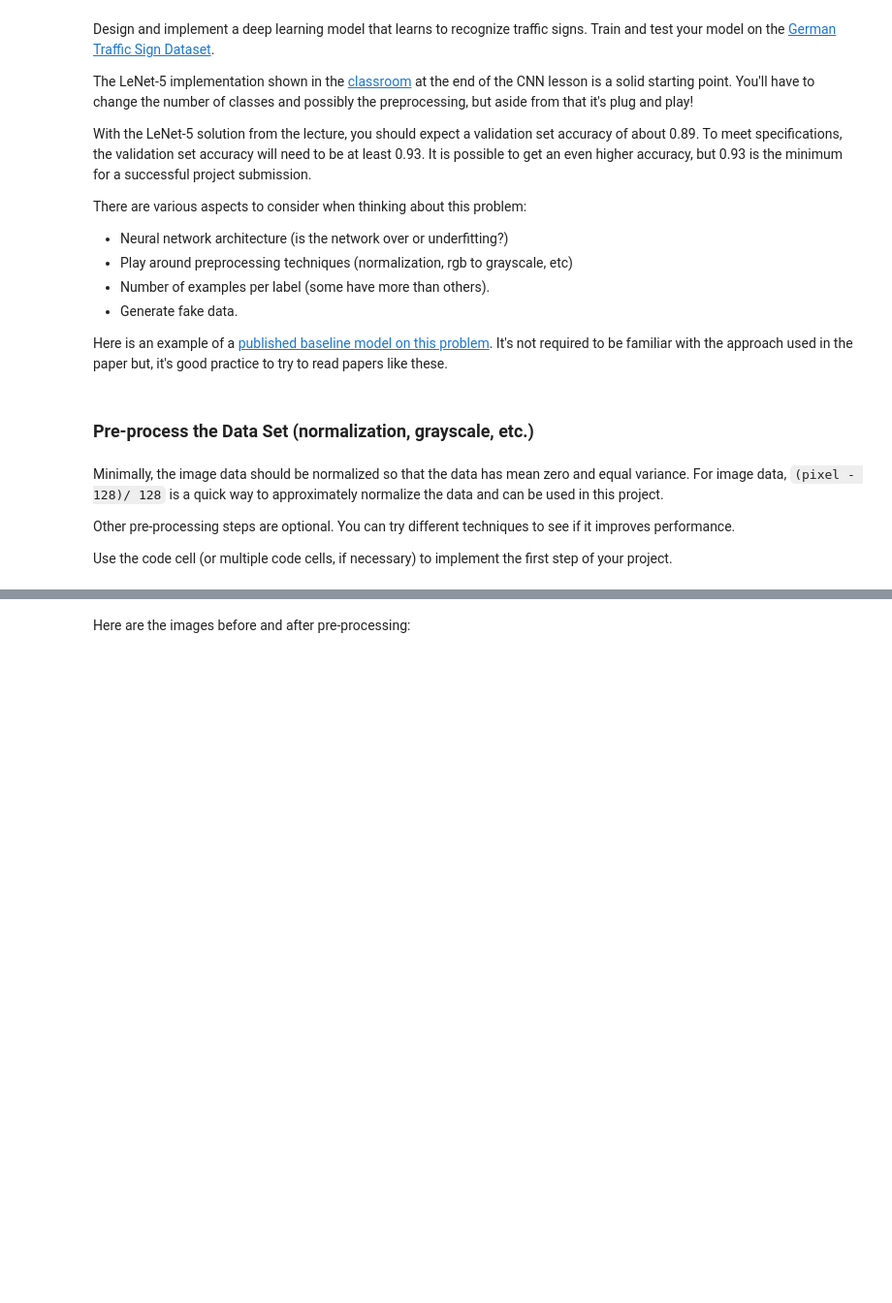
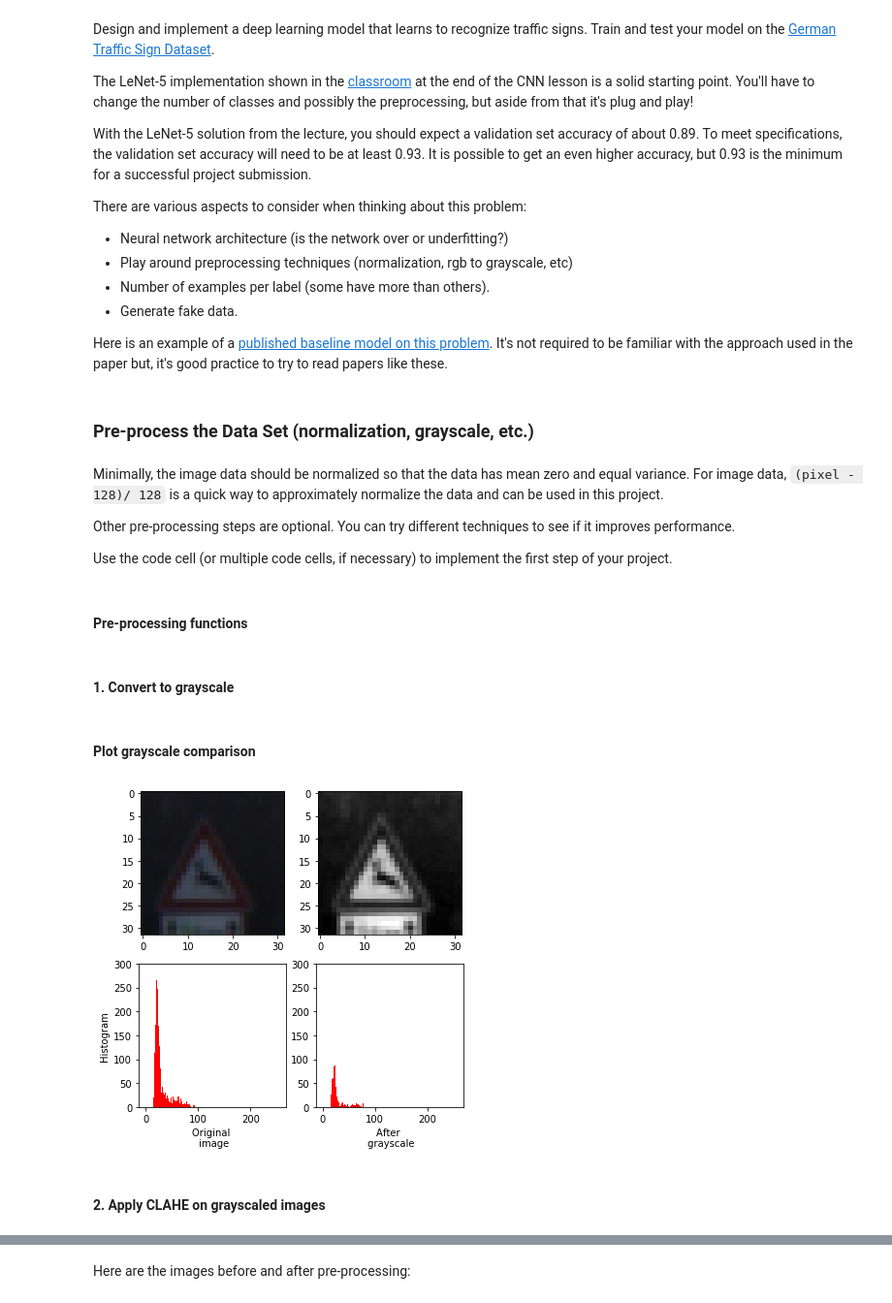
Before and after one commit to agoila/udacity-carnd-P2, a Jupyter notebook: LeNet_Traffic_Sign_Classifier.ipynb, the cells around one changed output, grey strips where cells are left out. Shown at 97% size. Saved outputs shown, nothing was run; the diff lists cells and outputs as text; code cells hidden in the pictures; blank space fills up the shorter version.

```diff
--- a/LeNet_Traffic_Sign_Classifier.ipynb
+++ b/LeNet_Traffic_Sign_Classifier.ipynb
@@ -208,6 +208,8 @@ Minimally, the image data should be normalized so that the data has mean zero an
 Other pre-processing steps are optional. You can try different techniques to see if it improves performance.
 
 Use the code cell (or multiple code cells, if necessary) to implement the first step of your project.
+# %% [markdown]
+#### Pre-processing functions
 # %%
 ### Preprocess the data here. It is required to normalize the data. Other preprocessing steps could include
 ### converting to grayscale, etc.
@@ -237,0 +254,28 @@ def preprocess_data(n, X):
+# %% [markdown]
+#### 1. Convert to grayscale
+# %%
+X_train_gray = grayscale_img(n_train, X_train)
+X_valid_gray = grayscale_img(n_validation, X_valid)
+X_test_gray = grayscale_img(n_test, X_test)
+# %% [markdown]
+#### Plot grayscale comparison
+# %%
+plt.figure(1, figsize=(6,6))
+plt.subplot(2,2,1)
+plt.imshow(X_train[250])
+plt.subplot(2,2,2)
+plt.imshow(X_train_gray[250], cmap='gray')
+plt.subplot(2,2,3)
+plt.hist(X_train[250].flatten(), 256,[0,256], color = 'r')
+plt.xlabel('Original \n image')
+plt.ylabel('Histogram')
+plt.ylim(0, 300)
+plt.subplot(2,2,4)
+plt.hist(X_train_gray[250].flatten(), 256,[0,256], color = 'r')
+plt.xlabel('After \n grayscale')
+plt.ylim(0, 300)
+plt.show()
+# %% [output]
+[figure, added]
+# %% [markdown]
+#### 2. Apply CLAHE on grayscaled images
```
Also changed, not shown: parts of 20 cells of this notebook, 11 other files.
